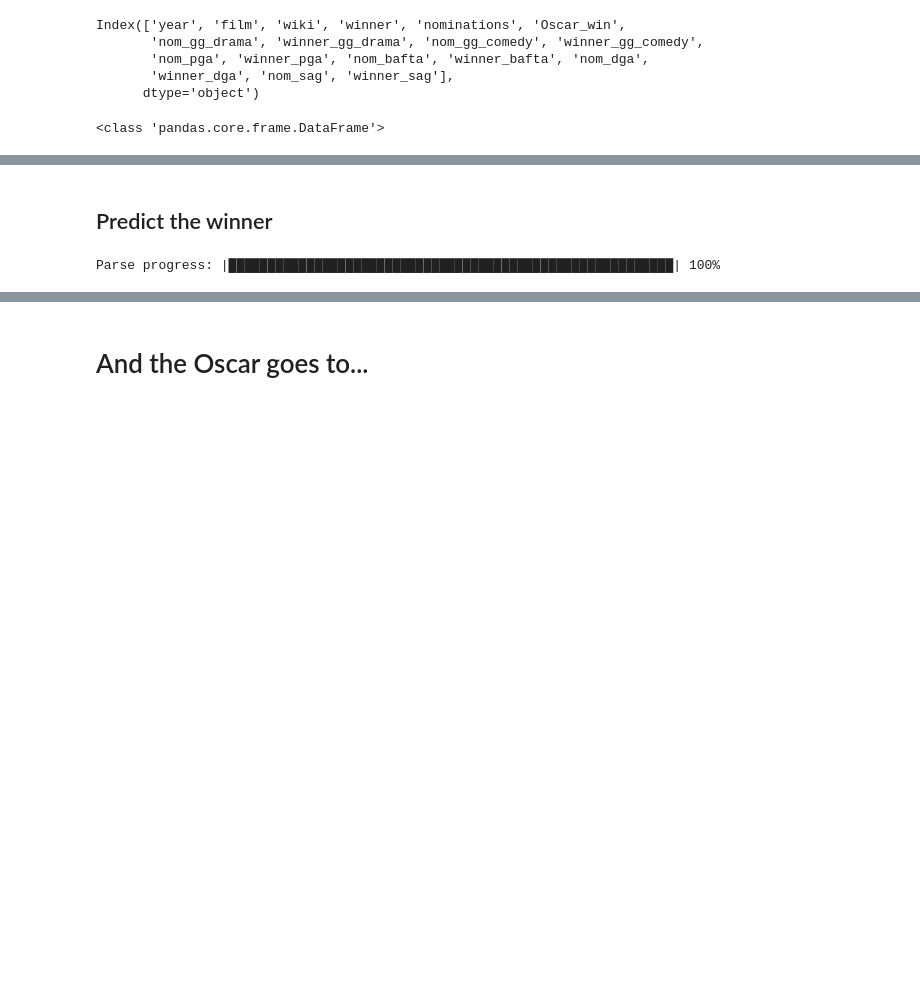
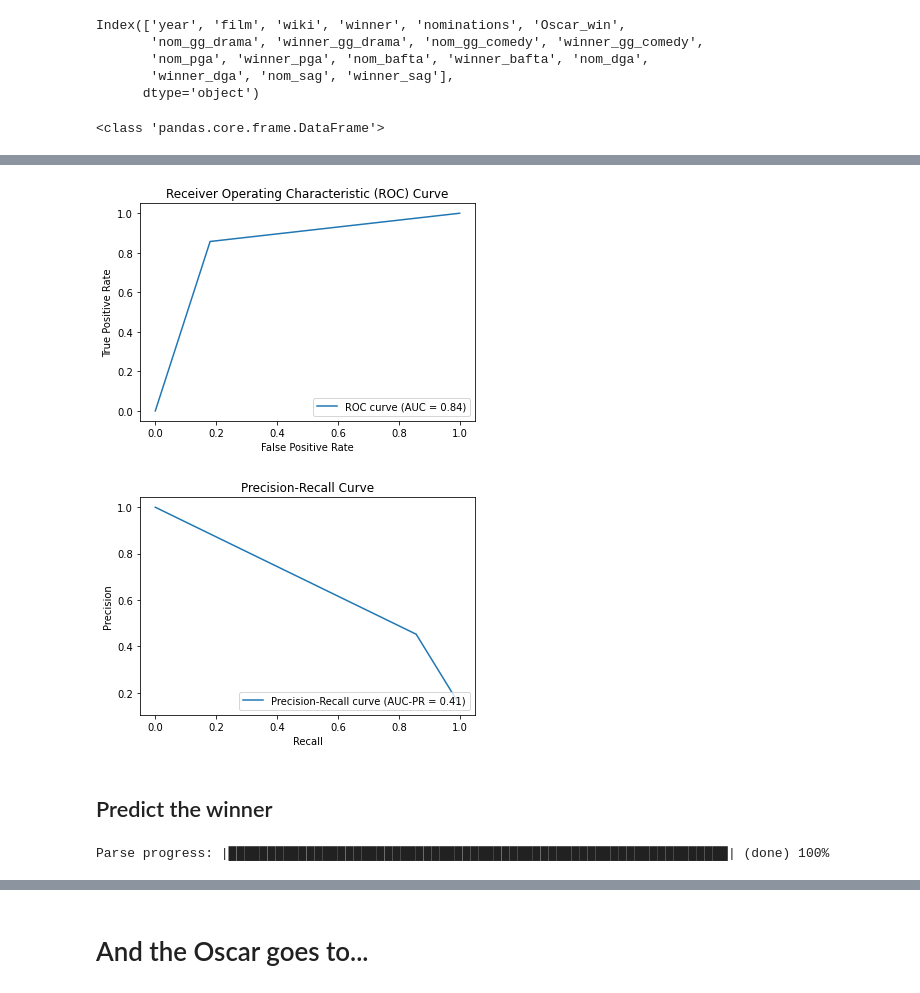
Before and after one commit to Aleksandra-dot/oscar_predictions, a Jupyter notebook: 4-machine_learning_auto_ml.ipynb, the cells around one changed output, grey strips where cells are left out. Cells and saved outputs as stored; diff of their text form; code cells hidden in the pictures; blank space fills up the shorter version.

```diff
--- a/4-machine_learning_auto_ml.ipynb
+++ b/4-machine_learning_auto_ml.ipynb
@@ -169,10 +171,44 @@ Use `h2o.display.toggle_user_tips()` to switch on/off this section.
+# %%
+from sklearn.metrics import roc_curve, auc, precision_recall_curve, average_precision_score
+
+
+# Get the cross-validated predictions and true labels
+preds = aml.leader.cross_validation_holdout_predictions().as_data_frame()["predict"].values
+true_labels = train[y].values
+
+# Calculate the ROC curve and AUC
+fpr, tpr, _ = roc_curve(true_labels, preds)
+roc_auc = auc(fpr, tpr)
+
+# Calculate the precision-recall curve and AUC-PR
+precision, recall, _ = precision_recall_curve(true_labels, preds)
+pr_auc = average_precision_score(true_labels, preds)
+
+# Plot the ROC curve
+plt.plot(fpr, tpr, label='ROC curve (AUC = %0.2f)' % roc_auc)
+plt.xlabel('False Positive Rate')
+plt.ylabel('True Positive Rate')
+plt.title('Receiver Operating Characteristic (ROC) Curve')
+plt.legend(loc="lower right")
+plt.show()
+
+# Plot the precision-recall curve
+plt.plot(recall, precision, label='Precision-Recall curve (AUC-PR = %0.2f)' % pr_auc)
+plt.xlabel('Recall')
+plt.ylabel('Precision')
+plt.title('Precision-Recall Curve')
+plt.legend(loc="lower right")
+plt.show()
+# %% [output]
+[figure, added]
+[figure, added]
 # %%
 lb.as_data_frame().to_csv('./basic_model/leaderboard.csv')
 # %% [markdown]
 ## Predict the winner
 # %%
 # Predict on 2019's films
-test = full_table.loc[(full_table['year'] == 2019)]
+test = full_table.loc[(full_table['year'] == 2010)]
 
 # Import a binary outcome train/test set into H2O
 test = h2o.H2OFrame(test)
@@ -180,5 +216,5 @@ test = h2o.H2OFrame(test)
 # For binary classification, response should be a factor
 test[y] = test[y].asfactor()
 # %% [output]
-Parse progress: |█████████████████████████████████████████████████████████| 100%
+Parse progress: |████████████████████████████████████████████████████████████████| (done) 100%
 # %%
```
Also changed, not shown: parts of 13 cells of this notebook.
